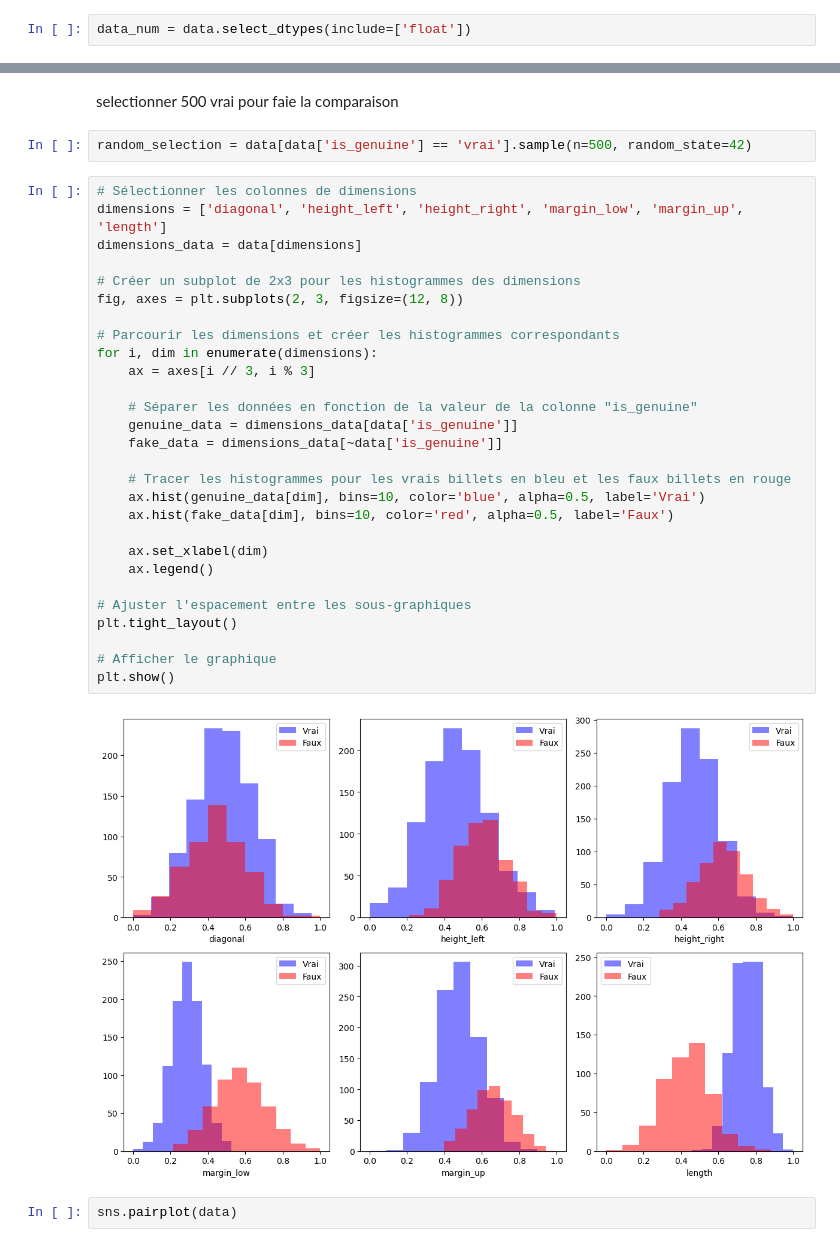
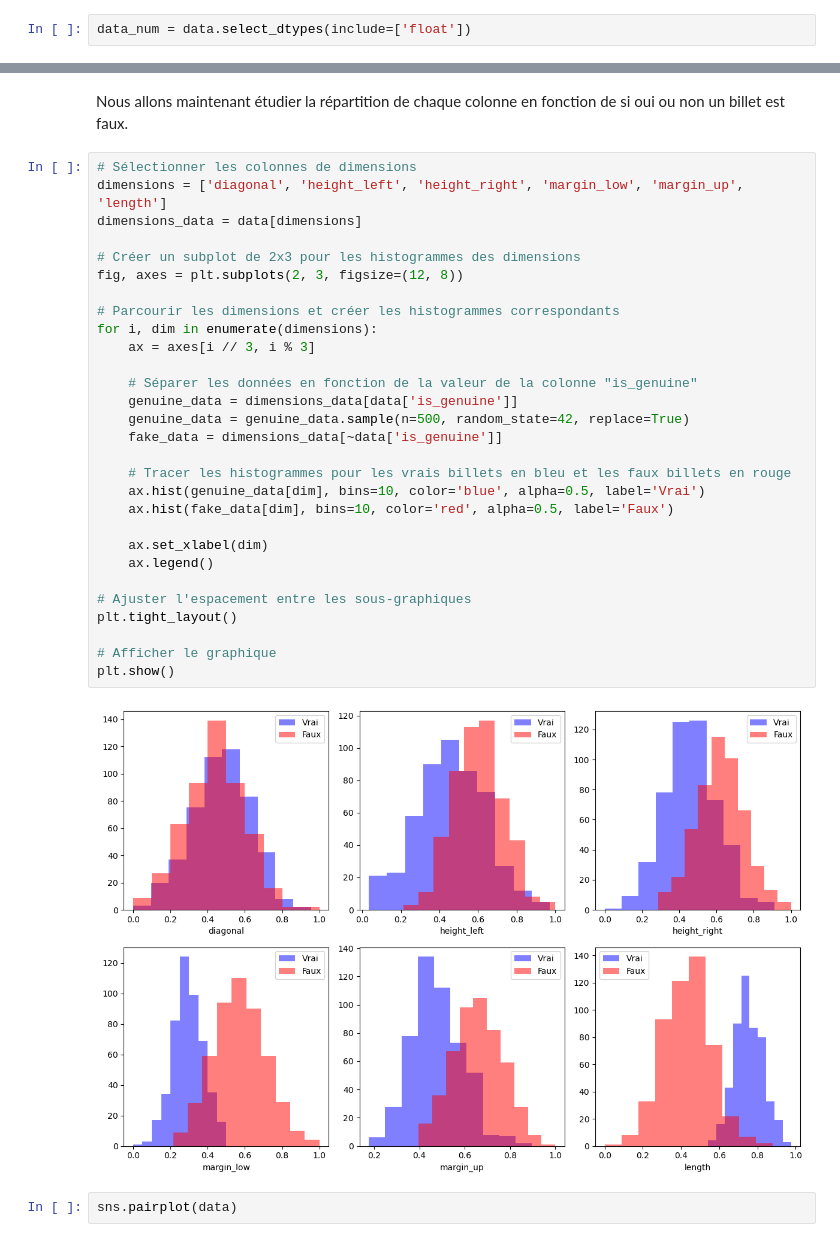
Before and after one commit to AntoineJBQ/P10, a Jupyter notebook: NOTEBOOK/projet10.ipynb, the cells around one changed output, grey strips where cells are left out. Saved outputs shown, nothing was run; the diff lists cells and outputs as text.

```diff
--- a/NOTEBOOK/projet10.ipynb
+++ b/NOTEBOOK/projet10.ipynb
@@ -601,37 +601,36 @@ plt.show()
-# %% [markdown]
-selectionner 500 vrai pour faie la comparaison
-# %%
-random_selection = data[data['is_genuine'] == 'vrai'].sample(n=500, random_state=42)
+# %% [markdown]
+Nous allons maintenant étudier la répartition de chaque colonne en fonction de si oui ou non un billet est faux.
 # %%
 # Sélectionner les colonnes de dimensions
 dimensions = ['diagonal', 'height_left', 'height_right', 'margin_low', 'margin_up', 'length']
 dimensions_data = data[dimensions]
 
 # Créer un subplot de 2x3 pour les histogrammes des dimensions
 fig, axes = plt.subplots(2, 3, figsize=(12, 8))
 
 # Parcourir les dimensions et créer les histogrammes correspondants
 for i, dim in enumerate(dimensions):
     ax = axes[i // 3, i % 3]
 
     # Séparer les données en fonction de la valeur de la colonne "is_genuine"
     genuine_data = dimensions_data[data['is_genuine']]
+    genuine_data = genuine_data.sample(n=500, random_state=42, replace=True)
     fake_data = dimensions_data[~data['is_genuine']]
 
     # Tracer les histogrammes pour les vrais billets en bleu et les faux billets en rouge
     ax.hist(genuine_data[dim], bins=10, color='blue', alpha=0.5, label='Vrai')
     ax.hist(fake_data[dim], bins=10, color='red', alpha=0.5, label='Faux')
 
     ax.set_xlabel(dim)
     ax.legend()
 
 # Ajuster l'espacement entre les sous-graphiques
 plt.tight_layout()
 
 # Afficher le graphique
 plt.show()
 # %% [output]
-[figure, old version]
+[figure, new version]
 # %%
 sns.pairplot(data)
 # %% [output]
```
Also changed, not shown: parts of 22 cells of this notebook.
